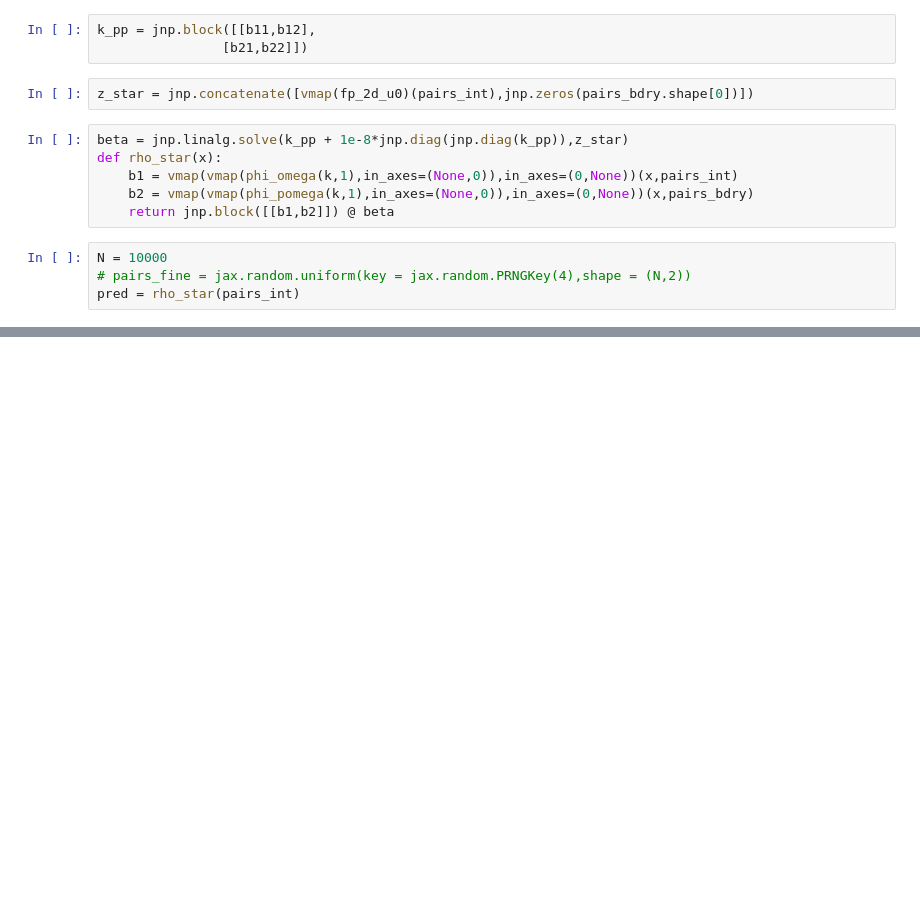
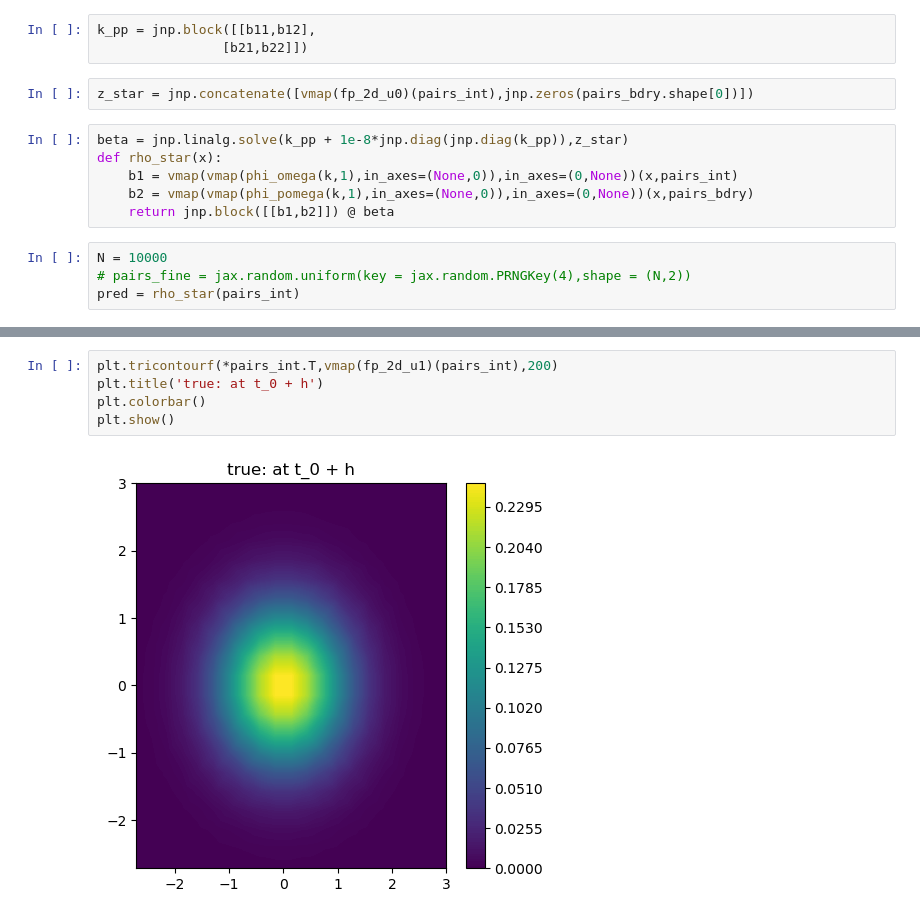
Before and after one commit to jfelipeosorio/kinetick, a Jupyter notebook: pdes/fokkerplanck_2d.ipynb, the cells around one changed output, grey strips where cells are left out. Drawn from its saved outputs; the diff is of its cells as text; blank space fills up the shorter version.

```diff
--- a/pdes/fokkerplanck_2d.ipynb
+++ b/pdes/fokkerplanck_2d.ipynb
@@ -208,0 +213,7 @@ plt.show()
+# %%
+plt.tricontourf(*pairs_int.T,vmap(fp_2d_u1)(pairs_int),200)
+plt.title('true: at t_0 + h')
+plt.colorbar()
+plt.show()
+# %% [output]
+[figure, added]
```
Also changed, not shown: parts of 3 cells of this notebook.
